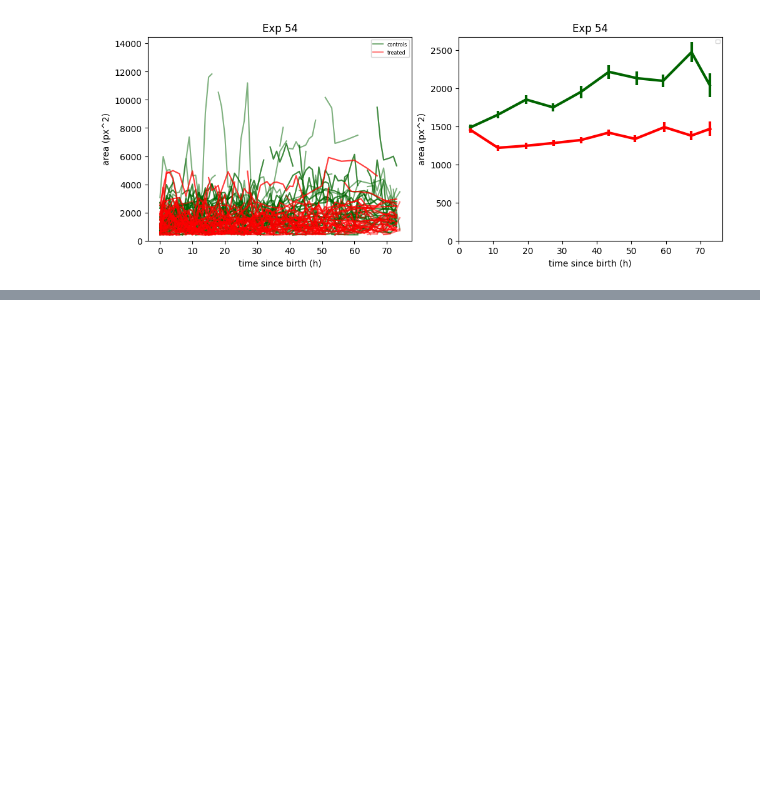
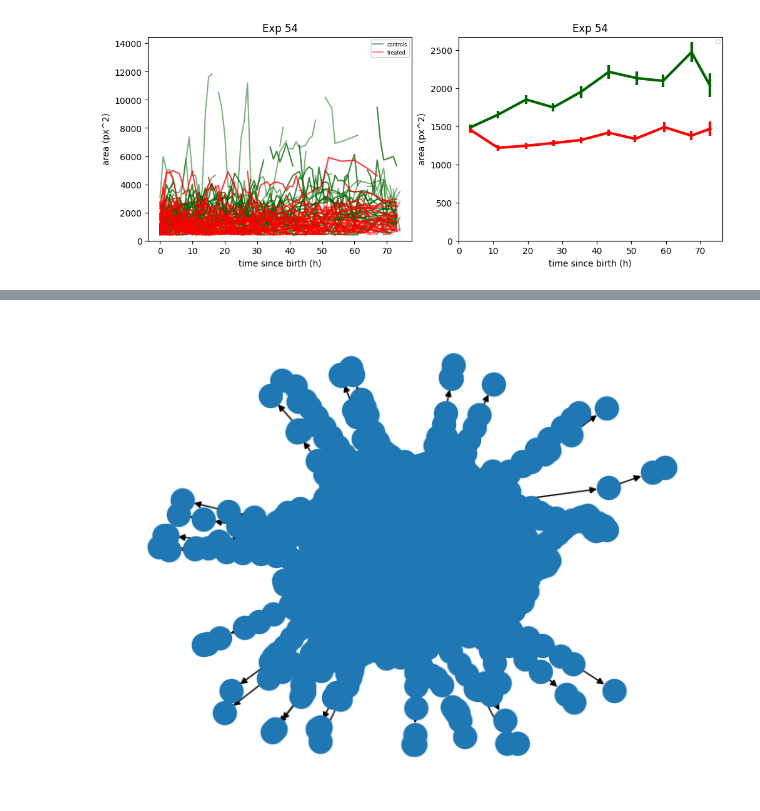
Before and after one commit to Dioscuri-Centre/phenotypic_heterogeneity, a Jupyter notebook: analysis/cell_tracking.ipynb, the cells around one changed output, grey strips where cells are left out. Drawn from its saved outputs; the diff is of its cells as text; code cells hidden in the pictures; blank space fills up the shorter version.

```diff
--- a/Tracking/cell_tracking.ipynb
+++ b/analysis/cell_tracking.ipynb
@@ -1958,0 +1965,13 @@ for ax in axs:
+# %%
+mr = MastodonReader('/mnt/dioscuri-nas/Ilyas/Stitched_wells/62PD/manual_tracks/BDV_well_C5_4.mastodon')
+# read only spot and link tables
+spots, links = mr.read_tables()
+
+# read tag_definition and add tags as new columns to the spot and link tables
+tag_definition = mr.read_tags(spots, links)
+
+# read features and add as new columns to the spot and link tables
+#mr.read_features(spots, links)
+
+# create networkX DiGraph representation form spots and links
+graph = mr.create_nx_graph(spots, links)
@@ -1958,0 +2002,4 @@ for ax in axs:
+# %%
+nx.draw(graph)
+# %% [output]
+[figure, added]
```
Also changed, not shown: parts of 33 cells of this notebook, 53 other files.
